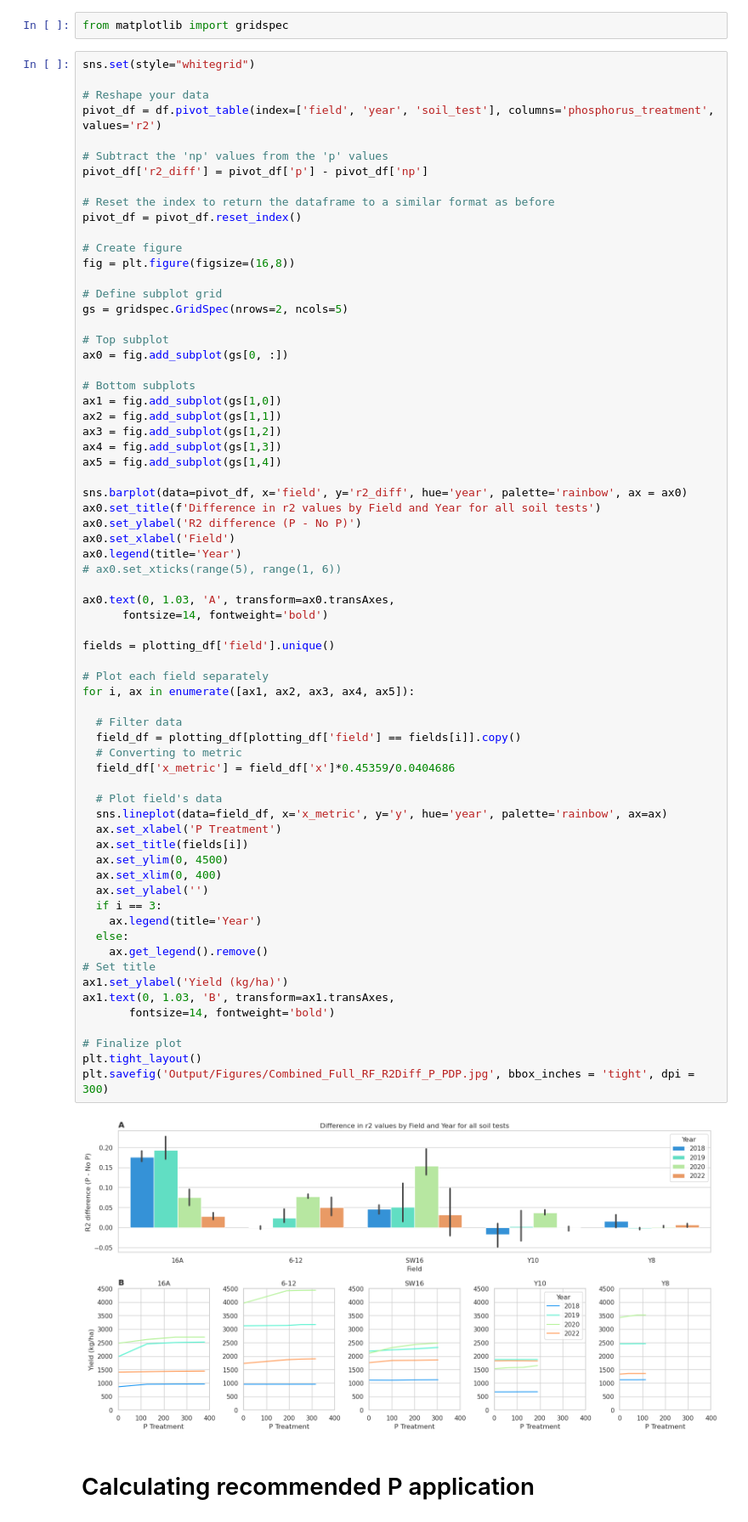
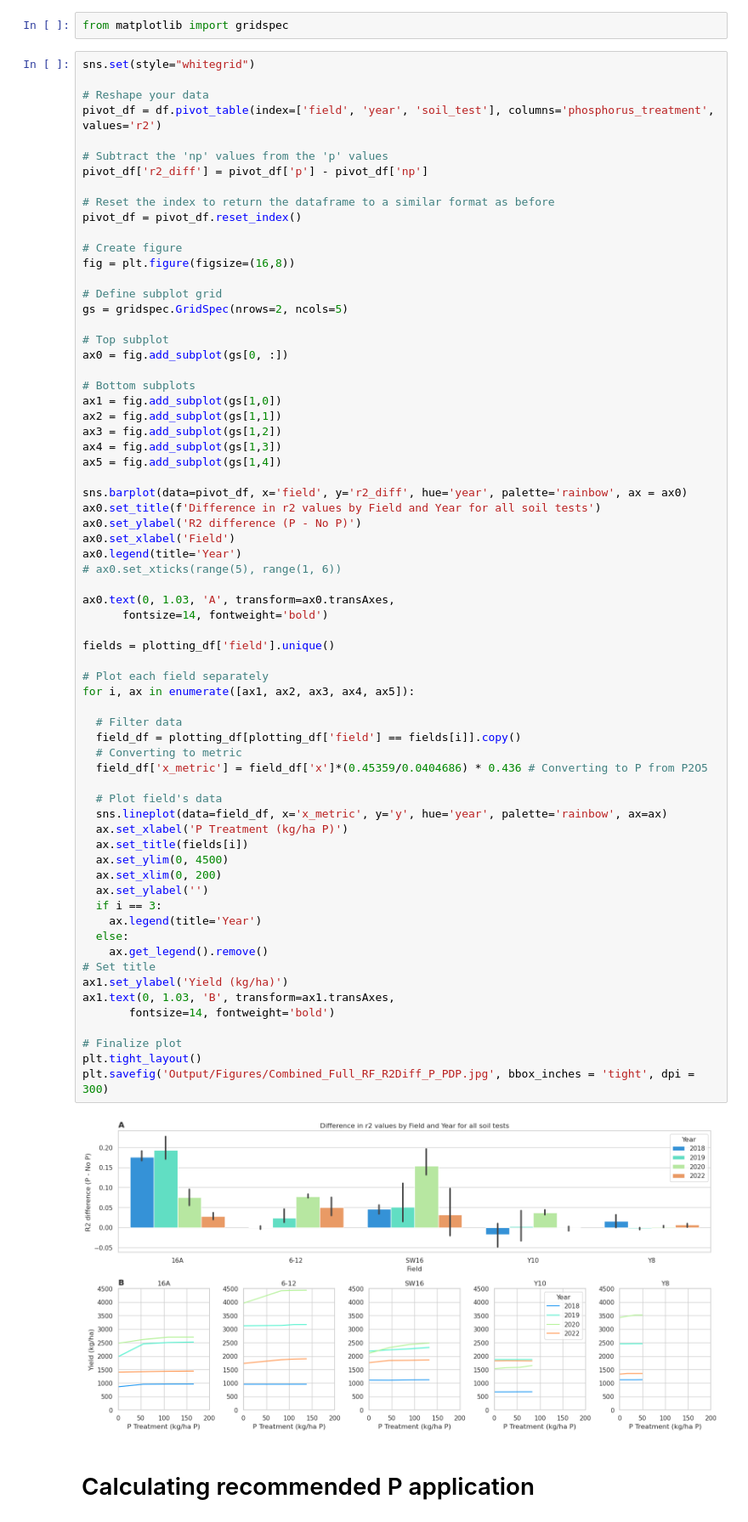
Before and after one commit to bo-maxwell-stevens/temple-phosphorus, a Jupyter notebook: 07_plotting_full_scinet_rf_output_zones.ipynb, the cells around one changed output. Shown at 85% size. Saved outputs shown, nothing was run; the diff lists cells and outputs as text.

```diff
--- a/07_plotting_full_scinet_rf_output_zones.ipynb
+++ b/07_plotting_full_scinet_rf_output_zones.ipynb
@@ -327,37 +327,37 @@ ax0.legend(title='Year')
 ax0.text(0, 1.03, 'A', transform=ax0.transAxes,
       fontsize=14, fontweight='bold')
 
 fields = plotting_df['field'].unique()
 
 # Plot each field separately
 for i, ax in enumerate([ax1, ax2, ax3, ax4, ax5]):
 
   # Filter data
   field_df = plotting_df[plotting_df['field'] == fields[i]].copy()
   # Converting to metric
-  field_df['x_metric'] = field_df['x']*0.45359/0.0404686
+  field_df['x_metric'] = field_df['x']*(0.45359/0.0404686) * 0.436 # Converting to P from P2O5
 
   # Plot field's data
   sns.lineplot(data=field_df, x='x_metric', y='y', hue='year', palette='rainbow', ax=ax)
-  ax.set_xlabel('P Treatment')
+  ax.set_xlabel('P Treatment (kg/ha P)')
   ax.set_title(fields[i])
   ax.set_ylim(0, 4500)
-  ax.set_xlim(0, 400)
+  ax.set_xlim(0, 200)
   ax.set_ylabel('')
   if i == 3:
     ax.legend(title='Year')
   else:
     ax.get_legend().remove()
 # Set title
 ax1.set_ylabel('Yield (kg/ha)')
 ax1.text(0, 1.03, 'B', transform=ax1.transAxes,
        fontsize=14, fontweight='bold')
 
 # Finalize plot
 plt.tight_layout()
 plt.savefig('Output/Figures/Combined_Full_RF_R2Diff_P_PDP.jpg', bbox_inches = 'tight', dpi = 300)
 # %% [output]
-[figure, old version]
+[figure, new version]
 # %% [markdown]
 # Calculating recommended P application
 # %%
```
Also changed, not shown: parts of 5 cells of this notebook, 5 other files.
